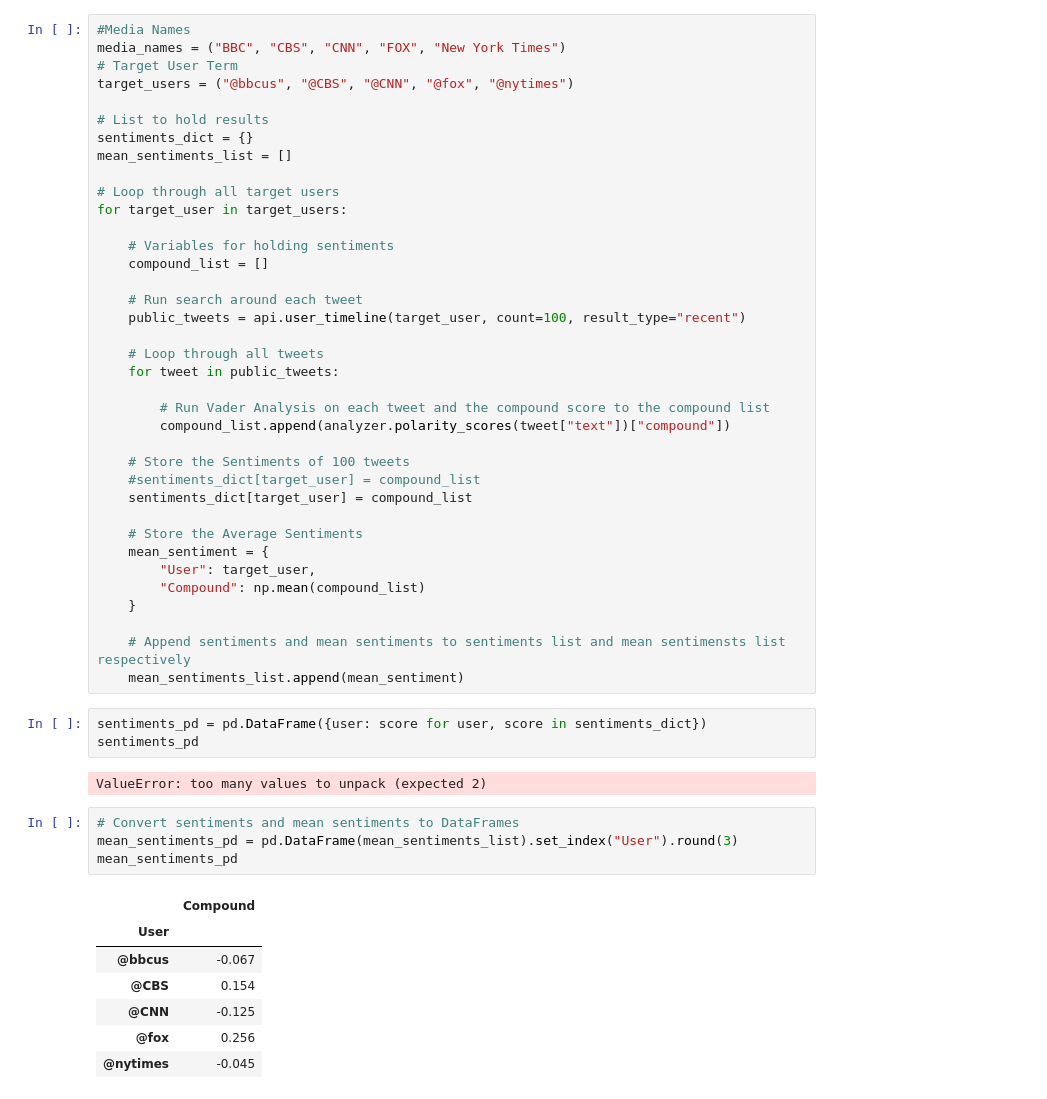
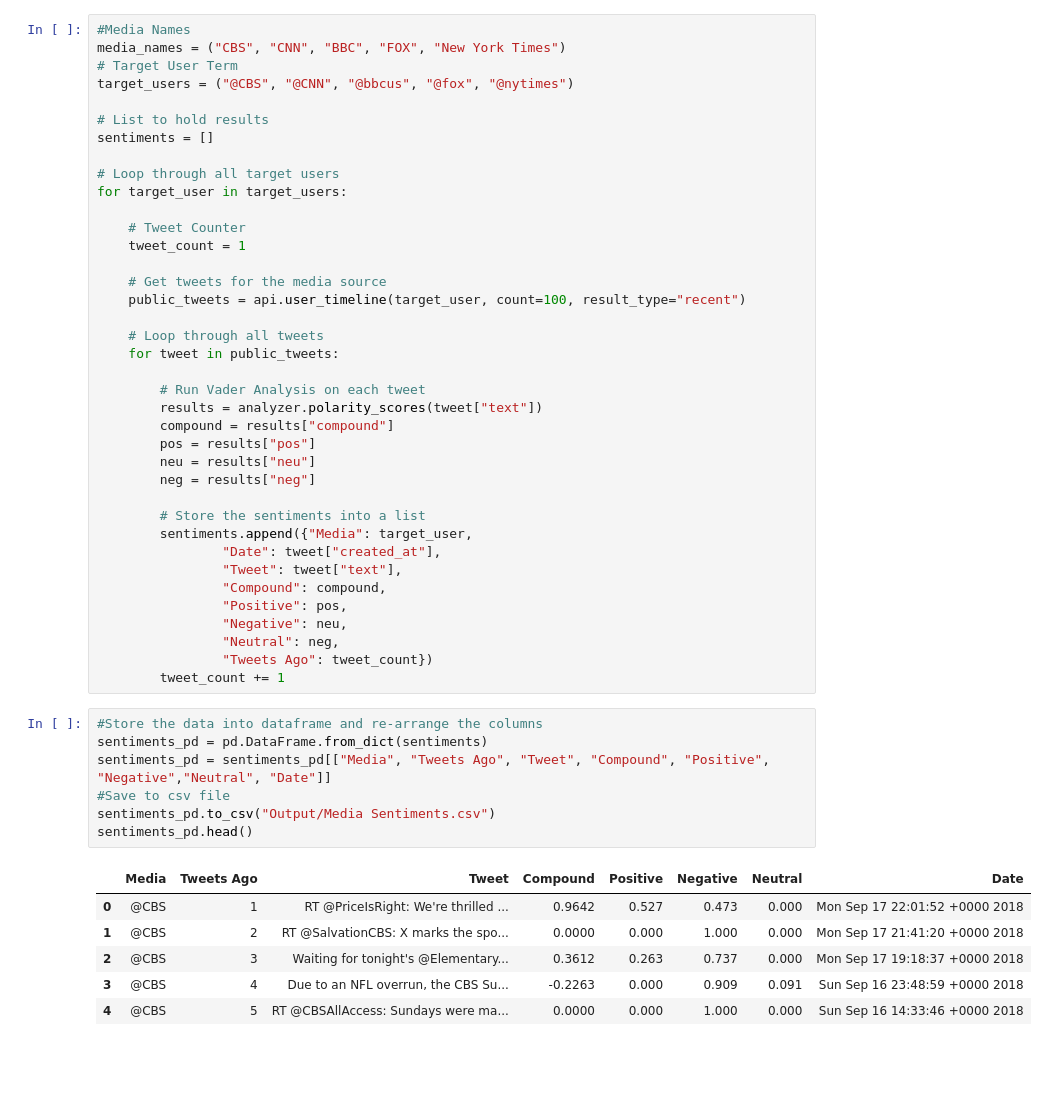
Before and after one commit to drishtiyadav/UCI-Data-Analytics, a Jupyter notebook: 07-Social Analytics - News Mood/News Mood.ipynb, the cells around one changed output. Drawn from its saved outputs; the diff is of its cells as text; blank space fills up the shorter version.

```diff
--- a/07-Social Analytics - News Mood/News Mood.ipynb
+++ b/07-Social Analytics - News Mood/News Mood.ipynb
@@ -24,55 +32,53 @@ auth.set_access_token(access_token, access_token_secret)
 api = tweepy.API(auth, parser=tweepy.parsers.JSONParser())
 # %%
 #Media Names
-media_names = ("BBC", "CBS", "CNN", "FOX", "New York Times")
+media_names = ("CBS", "CNN", "BBC", "FOX", "New York Times")
 # Target User Term
-target_users = ("@bbcus", "@CBS", "@CNN", "@fox", "@nytimes")
+target_users = ("@CBS", "@CNN", "@bbcus", "@fox", "@nytimes")
 
 # List to hold results
-sentiments_dict = {}
-mean_sentiments_list = []
+sentiments = []
 
 # Loop through all target users
 for target_user in target_users:
 
-    # Variables for holding sentiments
-    compound_list = []
+    # Tweet Counter
+    tweet_count = 1
 
-    # Run search around each tweet
+    # Get tweets for the media source
     public_tweets = api.user_timeline(target_user, count=100, result_type="recent")
 
     # Loop through all tweets
     for tweet in public_tweets:
 
-        # Run Vader Analysis on each tweet and the compound score to the compound list
-        compound_list.append(analyzer.polarity_scores(tweet["text"])["compound"])
+        # Run Vader Analysis on each tweet
+        results = analyzer.polarity_scores(tweet["text"])
+        compound = results["compound"]
+        pos = results["pos"]
+        neu = results["neu"]
+        neg = results["neg"]
 
-    # Store the Sentiments of 100 tweets
-    #sentiments_dict[target_user] = compound_list
-    sentiments_dict[target_user] = compound_list
-
-    # Store the Average Sentiments
-    mean_sentiment = {
-        "User": target_user,
-        "Compound": np.mean(compound_list)
-    }
-
-    # Append sentiments and mean sentiments to sentiments list and mean sentimensts list respectively
-    mean_sentiments_list.append(mean_sentiment)
+        # Store the sentiments into a list
+        sentiments.append({"Media": target_user,
+                "Date": tweet["created_at"],
+                "Tweet": tweet["text"],
+                "Compound": compound,
+                "Positive": pos,
+                "Negative": neu,
+                "Neutral": neg,
+                "Tweets Ago": tweet_count})
+        tweet_count += 1
-# %%
-sentiments_pd = pd.DataFrame({user: score for user, score in sentiments_dict})
-sentiments_pd
-# %% [output]
-ValueError: too many values to unpack (expected 2)
-# %%
-# Convert sentiments and mean sentiments to DataFrames
-mean_sentiments_pd = pd.DataFrame(mean_sentiments_list).set_index("User").round(3)
-mean_sentiments_pd
-# %% [output]
-|  | Compound |
-| User |  |
-| @bbcus | -0.067 |
-| @CBS | 0.154 |
-| @CNN | -0.125 |
-| @fox | 0.256 |
-| @nytimes | -0.045 |
+# %%
+#Store the data into dataframe and re-arrange the columns
+sentiments_pd = pd.DataFrame.from_dict(sentiments)
+sentiments_pd = sentiments_pd[["Media", "Tweets Ago", "Tweet", "Compound", "Positive", "Negative","Neutral", "Date"]]
+#Save to csv file
+sentiments_pd.to_csv("Output/Media Sentiments.csv")
+sentiments_pd.head()
+# %% [output]
+|  | Media | Tweets Ago | Tweet | Compound | Positive | Negative | Neutral | Date |
+| 0 | @CBS | 1 | RT @PriceIsRight: We're thrilled ... | 0.9642 | 0.527 | 0.473 | 0.000 | Mon Sep 17 22:01:52 +0000 2018 |
+| 1 | @CBS | 2 | RT @SalvationCBS: X marks the spo... | 0.0000 | 0.000 | 1.000 | 0.000 | Mon Sep 17 21:41:20 +0000 2018 |
+| 2 | @CBS | 3 | Waiting for tonight's @Elementary... | 0.3612 | 0.263 | 0.737 | 0.000 | Mon Sep 17 19:18:37 +0000 2018 |
+| 3 | @CBS | 4 | Due to an NFL overrun, the CBS Su... | -0.2263 | 0.000 | 0.909 | 0.091 | Sun Sep 16 23:48:59 +0000 2018 |
+| 4 | @CBS | 5 | RT @CBSAllAccess: Sundays were ma... | 0.0000 | 0.000 | 1.000 | 0.000 | Sun Sep 16 14:33:46 +0000 2018 |
```
Also changed, not shown: parts of 7 cells of this notebook, 6 other files.
